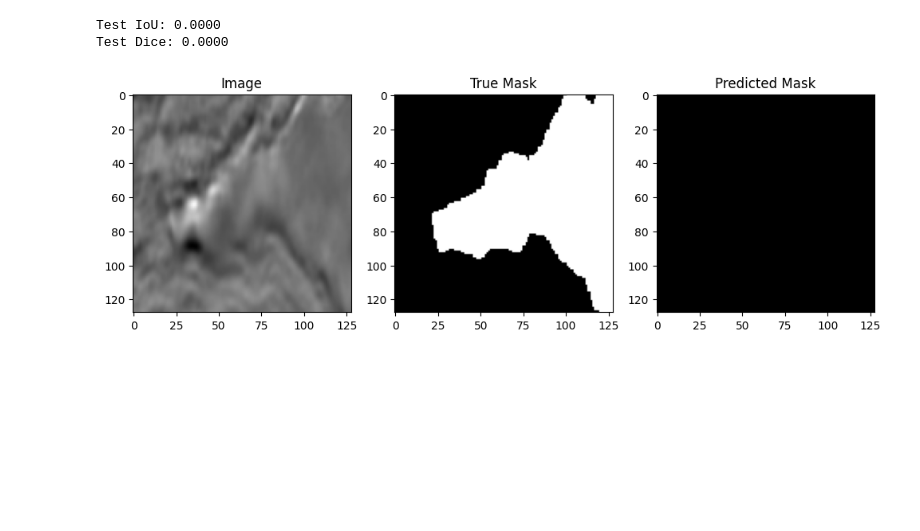
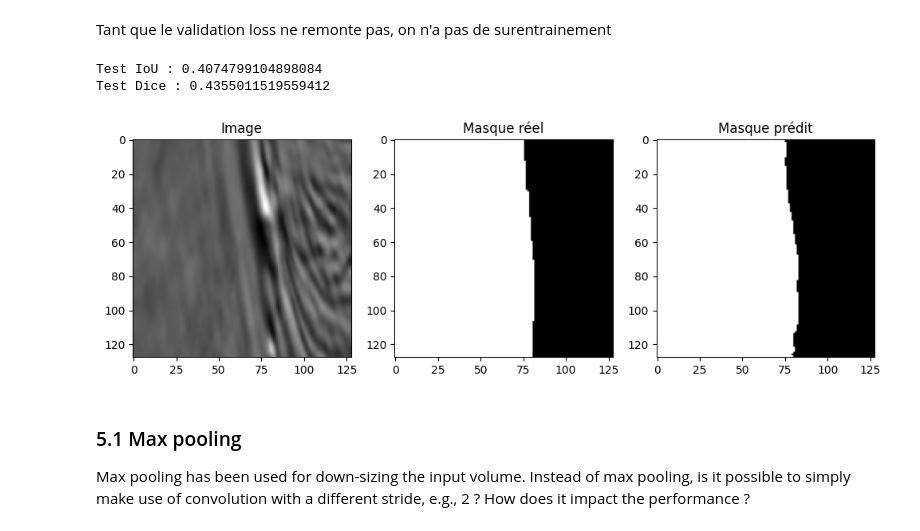
Before and after one commit to Marc-Andrieu/S10, a Jupyter notebook: MSO/CV/BE3 - Semantic Segmentation/beunet.ipynb, the cells around one changed output. Cells and saved outputs as stored; diff of their text form; code cells hidden in the pictures; blank space fills up the shorter version.

Commit message:
BE UNet : on approche de la fin

```diff
--- a/MSO/CV/BE3 - Semantic Segmentation/beunet.ipynb
+++ b/MSO/CV/BE3 - Semantic Segmentation/beunet.ipynb
@@ -18,10 +41,10 @@ from torchvision import transforms
 # %%
-class SegmentationDataset(Dataset):
+class SegmentationDataset(Dataset): # Création d'une classe SegmentationDataset gérant l'importation et la mise en forme des images et des masques
     def __init__(self, image_dir, mask_dir, transform=None):
         self.image_dir = image_dir
         self.mask_dir = mask_dir
         self.transform = transform
-        self.images = sorted(os.listdir(image_dir))
+        self.images = sorted(os.listdir(image_dir)) # Permet de faire correspondre les indices des images et masques correspondants
         self.masks = sorted(os.listdir(mask_dir))
 
     def __len__(self):
@@ -31,19 +54,20 @@ class SegmentationDataset(Dataset):
         img_path = os.path.join(self.image_dir, self.images[index])
         mask_path = os.path.join(self.mask_dir, self.masks[index])
 
-        image = Image.open(img_path).convert("RGB")
+        image = Image.open(img_path).convert("L") # On convertit l'image en échelle de gris
         mask = Image.open(mask_path).convert("L")
 
         if self.transform:
             image = self.transform(image)
             mask = self.transform(mask)
 
-        mask = (mask > 0).float()  # assure binaire 0/1
+        mask = (mask > 0).float()
 
         return image, mask
 
 transform = transforms.Compose([
-    transforms.Resize((128, 128)),
-    transforms.ToTensor()
+    transforms.Resize((128, 128)), # Redimensionnement à 128x128 px pour respecter les dimensions d'entrée du modèle UNet
+    transforms.ToTensor(), # Conversion en tenseur PyTorch
+    transforms.Normalize(mean=[0.5], std=[0.5]) # Normalisation pour accélérer et stabiliser l'entraînement
 ])
 # %%
@@ -66,6 +92,8 @@ train_loader = DataLoader(train_dataset, batch_size=32, shuffle=True)
 val_loader = DataLoader(val_dataset, batch_size=32, shuffle=False)
 test_loader = DataLoader(test_dataset, batch_size=32, shuffle=False)
 # %%
+# Définition du layer de double convolution
+
 class DoubleConv(nn.Module):
     def __init__(self, in_channels, out_channels):
         super().__init__()
@@ -79,6 +107,7 @@ class DoubleConv(nn.Module):
     def forward(self, x):
         return self.conv(x)
 
+# Définition des layers "down" utilisés lors de la phase d'encodage du modèle
 
 class Down(nn.Module):
     def __init__(self, in_channels, out_channels):
@@ -91,24 +120,26 @@ class Down(nn.Module):
     def forward(self, x):
         return self.model(x)
 
+# Définition des layers "up" utilisés lors de la phase de décodage du modèle
 
 class Up(nn.Module):
     def __init__(self, in_channels, out_channels):
         super().__init__()
         self.up = nn.ConvTranspose2d(in_channels, out_channels, 2, stride=2)
-        self.conv = DoubleConv(in_channels, out_channels)
+        self.conv = DoubleConv(out_channels * 2, out_channels)
 
     def forward(self, x1, x2):
         x1 = self.up(x1)
         x = torch.cat([x2, x1], dim=1)
         return self.conv(x)
 
+# Définition du modèle UNet
 
 class UNet(nn.Module):
     def __init__(self):
         super().__init__()
 
-        self.c1 = DoubleConv(3, 16)
+        self.c1 = DoubleConv(1, 16)
         self.p1 = Down(16, 32)
         self.p2 = Down(32, 64)
         self.p3 = Down(64, 128)
@@ -215,5 +246,7 @@ plt.show()
+# %% [markdown]
+Tant que le validation loss ne remonte pas, on n'a pas de surentrainement
 # %%
-model.load_state_dict(torch.load("best_model.pth"))
+model.load_state_dict(torch_load("modeles_entraines/model_base.pth"))
 model.eval()
 
 def compute_metrics(pred, mask):
@@ -247,8 +280,8 @@ with torch.no_grad():
 avg_iou = total_iou / len(test_dataset)
 avg_dice = total_dice / len(test_dataset)
 
-print(f"Test IoU: {avg_iou:.4f}")
-print(f"Test Dice: {avg_dice:.4f}")
+print("Test IoU :", avg_iou) # IoU : chevauchement entre masque prédit et masque réel (max : 1)
+print("Test Dice :",avg_dice) # IoU : similarité entre les deux masques (max : 1)
 
 image, mask = test_dataset[0]
 
@@ -263,36 +296,41 @@ pred = pred.squeeze().cpu().numpy()
 mask = mask.squeeze().numpy()
 image = image.permute(1,2,0).numpy()
 # %% [output]
-Test IoU: 0.0000
-Test Dice: 0.0000
+Test IoU : 0.4074799104898084
+Test Dice : 0.4355011519559412
 # %%
-image, mask = test_dataset[150]
+# Test de prédiction du modèle sur une image du dataset
+
+image, mask = test_dataset[110]
 
 model.eval()
 with torch.no_grad():
     input_tensor = image.unsqueeze(0).to(device)
     output = model(input_tensor)
     pred = torch.sigmoid(output)
     pred = (pred > 0.5).float()
 
 pred = pred.squeeze().cpu().numpy()
 mask = mask.squeeze().numpy()
-image = image.permute(1,2,0).numpy()
+image = image.squeeze().numpy()
 
 plt.figure(figsize=(12,4))
 
 plt.subplot(1,3,1)
 plt.title("Image")
-plt.imshow(image)
+plt.imshow(image, cmap="grey")
 
 plt.subplot(1,3,2)
-plt.title("True Mask")
+plt.title("Masque réel")
 plt.imshow(mask, cmap="gray")
 
 plt.subplot(1,3,3)
-plt.title("Predicted Mask")
+plt.title("Masque prédit")
 plt.imshow(pred, cmap="gray")
 
 plt.show()
 # %% [output]
-[figure, old version]
+[figure, new version]
+# %% [markdown]
+### 5.1 Max pooling
+Max pooling has been used for down-sizing the input volume. Instead of max pooling, is it possible to simply make use of convolution with a different stride, e.g., 2 ? How does it impact the performance ?
```
Also changed, not shown: parts of 26 cells of this notebook, 13 other files.
